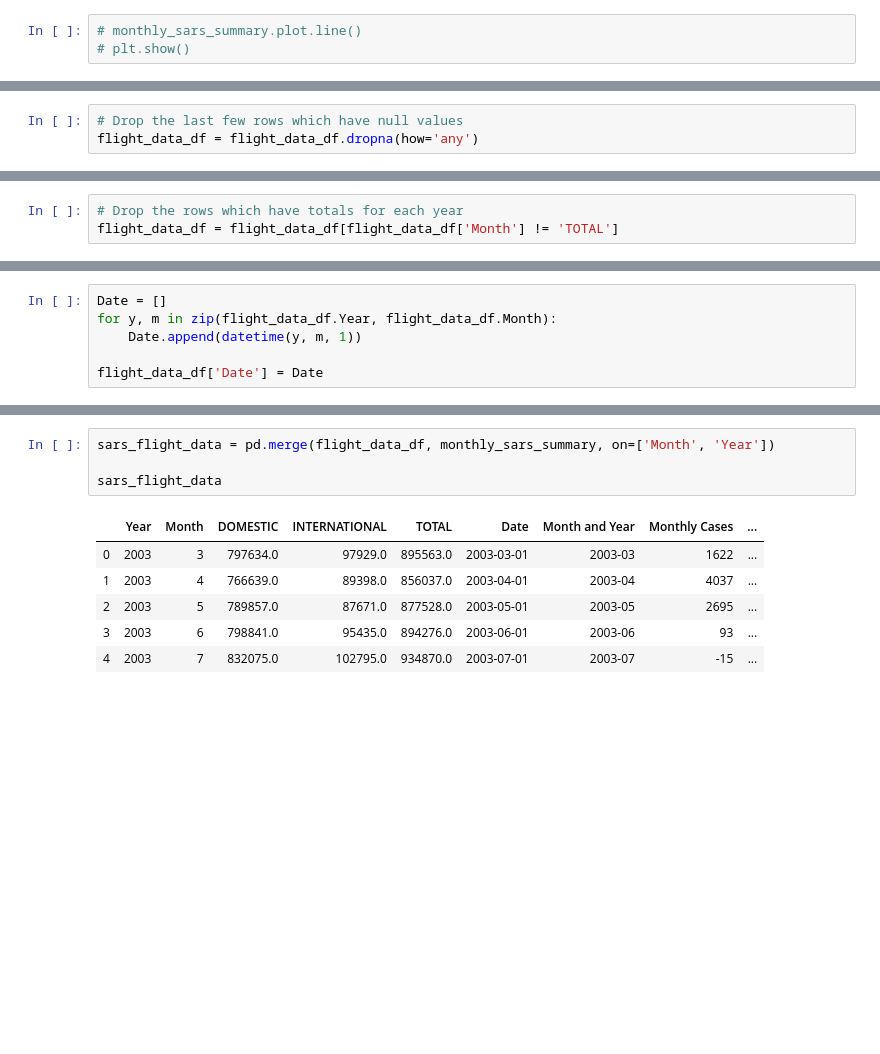
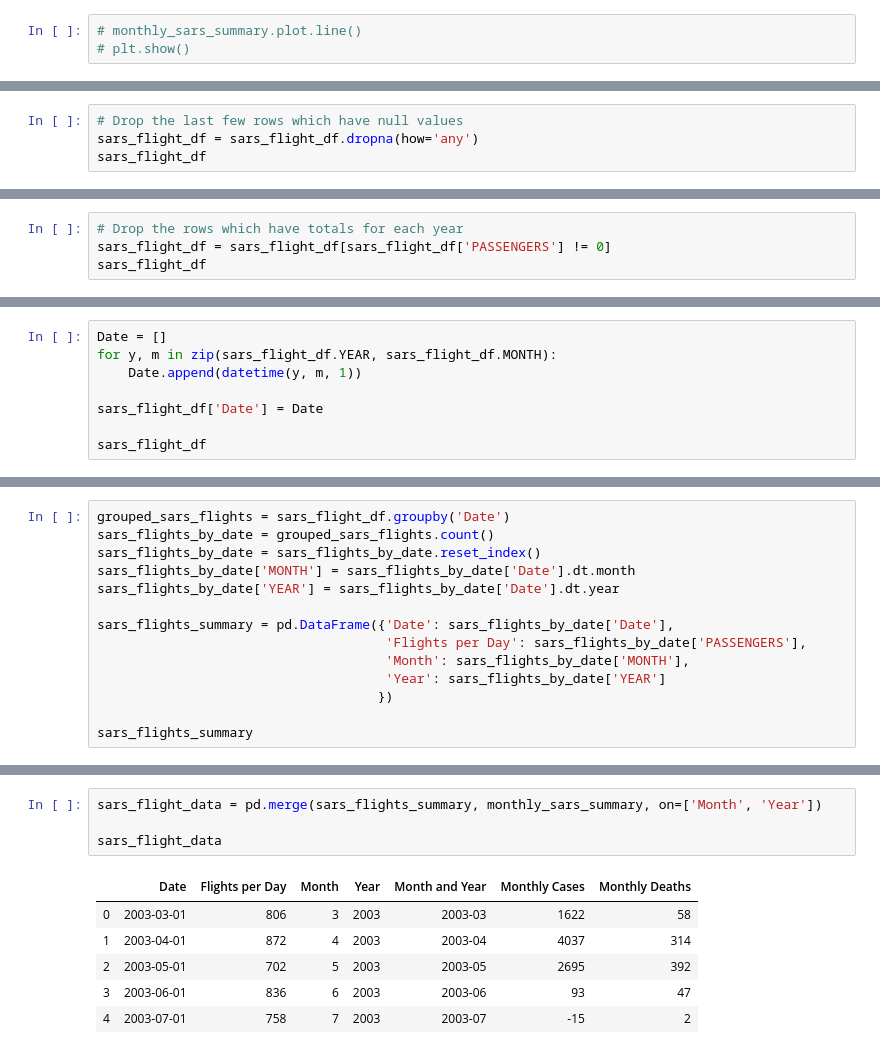
Before and after one commit to vbhakta27/group3, a Jupyter notebook: SARS.ipynb, the cells around one changed output, grey strips where cells are left out. Drawn from its saved outputs; the diff is of its cells as text; blank space fills up the shorter version.

Commit message:
historical flight data for impacted countries

```diff
--- a/SARS.ipynb
+++ b/SARS.ipynb
@@ -295,3 +291,4 @@ flight_data_df
 # %%
 # Drop the last few rows which have null values
-flight_data_df = flight_data_df.dropna(how='any')
+sars_flight_df = sars_flight_df.dropna(how='any')
+sars_flight_df
@@ -298,3 +309,4 @@ flight_data_df = flight_data_df.dropna(how='any')
 # %%
 # Drop the rows which have totals for each year
-flight_data_df = flight_data_df[flight_data_df['Month'] != 'TOTAL']
+sars_flight_df = sars_flight_df[sars_flight_df['PASSENGERS'] != 0]
+sars_flight_df
@@ -308,6 +334,8 @@ flight_data_df['Month'] = flight_data_df['Month'].astype(int)
 # %%
 Date = []
-for y, m in zip(flight_data_df.Year, flight_data_df.Month):
+for y, m in zip(sars_flight_df.YEAR, sars_flight_df.MONTH):
     Date.append(datetime(y, m, 1))
 
-flight_data_df['Date'] = Date
+sars_flight_df['Date'] = Date
+
+sars_flight_df
@@ -322,0 +356,14 @@ plt.show()
+# %%
+grouped_sars_flights = sars_flight_df.groupby('Date')
+sars_flights_by_date = grouped_sars_flights.count()
+sars_flights_by_date = sars_flights_by_date.reset_index()
+sars_flights_by_date['MONTH'] = sars_flights_by_date['Date'].dt.month
+sars_flights_by_date['YEAR'] = sars_flights_by_date['Date'].dt.year
+
+sars_flights_summary = pd.DataFrame({'Date': sars_flights_by_date['Date'],
+                                     'Flights per Day': sars_flights_by_date['PASSENGERS'],
+                                     'Month': sars_flights_by_date['MONTH'],
+                                     'Year': sars_flights_by_date['YEAR']
+                                    })
+
+sars_flights_summary
@@ -323,11 +396,11 @@ plt.show()
 # %%
-sars_flight_data = pd.merge(flight_data_df, monthly_sars_summary, on=['Month', 'Year'])
+sars_flight_data = pd.merge(sars_flights_summary, monthly_sars_summary, on=['Month', 'Year'])
 
 sars_flight_data
 # %% [output]
-|  | Year | Month | DOMESTIC | INTERNATIONAL | TOTAL | Date | Month and Year | Monthly Cases | ... |
-| 0 | 2003 | 3 | 797634.0 | 97929.0 | 895563.0 | 2003-03-01 | 2003-03 | 1622 | ... |
-| 1 | 2003 | 4 | 766639.0 | 89398.0 | 856037.0 | 2003-04-01 | 2003-04 | 4037 | ... |
-| 2 | 2003 | 5 | 789857.0 | 87671.0 | 877528.0 | 2003-05-01 | 2003-05 | 2695 | ... |
-| 3 | 2003 | 6 | 798841.0 | 95435.0 | 894276.0 | 2003-06-01 | 2003-06 | 93 | ... |
-| 4 | 2003 | 7 | 832075.0 | 102795.0 | 934870.0 | 2003-07-01 | 2003-07 | -15 | ... |
+|  | Date | Flights per Day | Month | Year | Month and Year | Monthly Cases | Monthly Deaths |
+| 0 | 2003-03-01 | 806 | 3 | 2003 | 2003-03 | 1622 | 58 |
+| 1 | 2003-04-01 | 872 | 4 | 2003 | 2003-04 | 4037 | 314 |
+| 2 | 2003-05-01 | 702 | 5 | 2003 | 2003-05 | 2695 | 392 |
+| 3 | 2003-06-01 | 836 | 6 | 2003 | 2003-06 | 93 | 47 |
+| 4 | 2003-07-01 | 758 | 7 | 2003 | 2003-07 | -15 | 2 |
```
Also changed, not shown: parts of 18 cells of this notebook.
